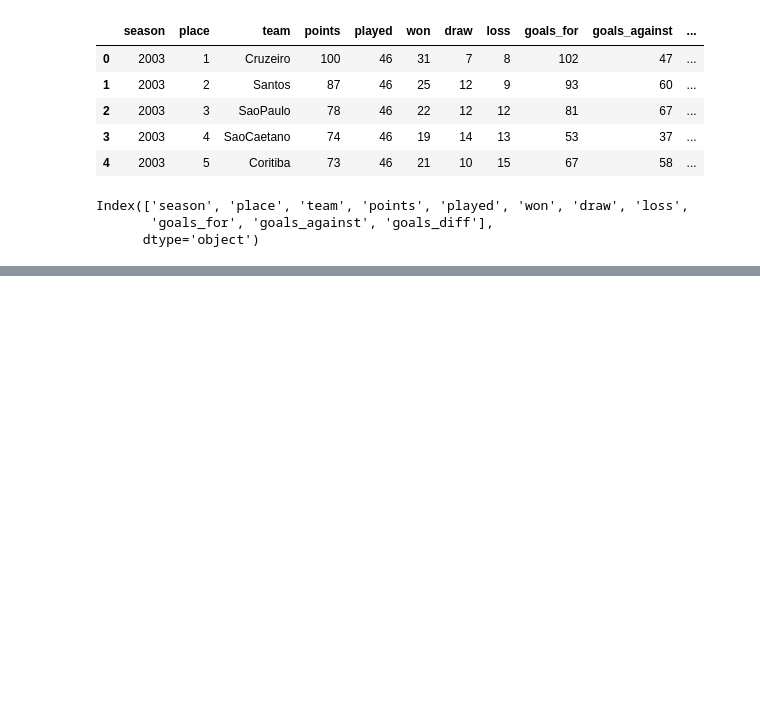
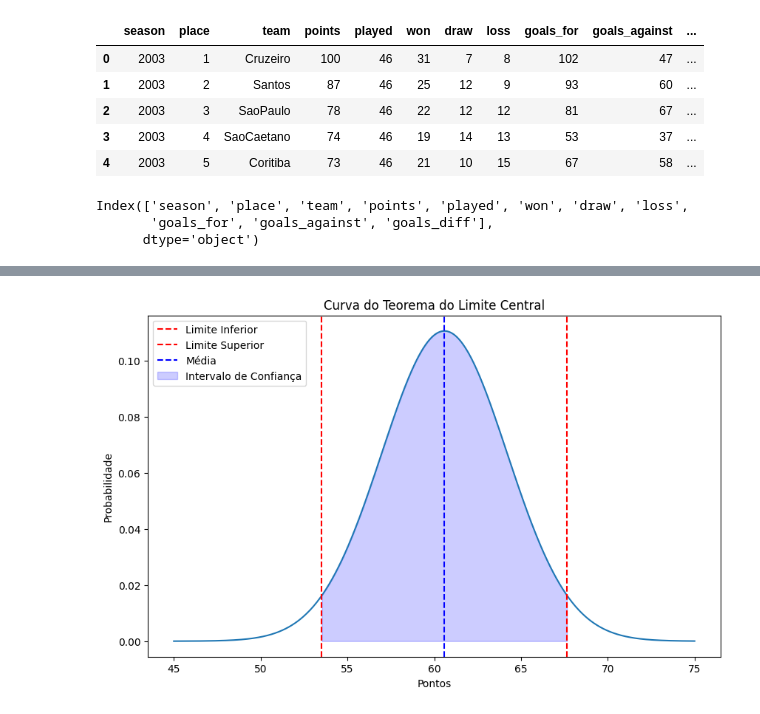
Before and after one commit to henriquetg1/aps5-cdados, a Jupyter notebook: aps5.ipynb, the cells around one changed output, grey strips where cells are left out. Cells and saved outputs as stored; diff of their text form; code cells hidden in the pictures; blank space fills up the shorter version.

```diff
--- a/aps5.ipynb
+++ b/aps5.ipynb
@@ -37,0 +52,20 @@ print(p1 , p2)
+# %%
+p1 = st.norm.ppf(0.025, loc=media, scale=desvio_padrao / ((len(df_) ** 0.5)))
+p2 = st.norm.ppf(1 - 0.025, loc=media, scale=desvio_padrao / ((len(df_) ** 0.5)))
+
+x = np.linspace(45, 75, 1000)
+y = st.norm.pdf(x, loc=media, scale=desvio_padrao / ((len(df_) ** 0.5)))
+
+plt.figure(figsize=(10, 6))
+plt.plot(x, y)
+plt.xlabel('Pontos')
+plt.ylabel('Probabilidade')
+plt.title('Curva do Teorema do Limite Central')
+plt.axvline(x=p1, color='red', linestyle='--', label='Limite Inferior')
+plt.axvline(x=p2, color='red', linestyle='--', label='Limite Superior')
+plt.axvline(x=media, color='blue', linestyle='--', label='Média')
+plt.fill_between(x, 0, y, where=(x >= p1) & (x <= p2), color='blue', alpha=0.2, label='Intervalo de Confiança')
+plt.legend()
+plt.show()
+# %% [output]
+[figure, added]
```
Also changed, not shown: parts of 4 cells of this notebook.
